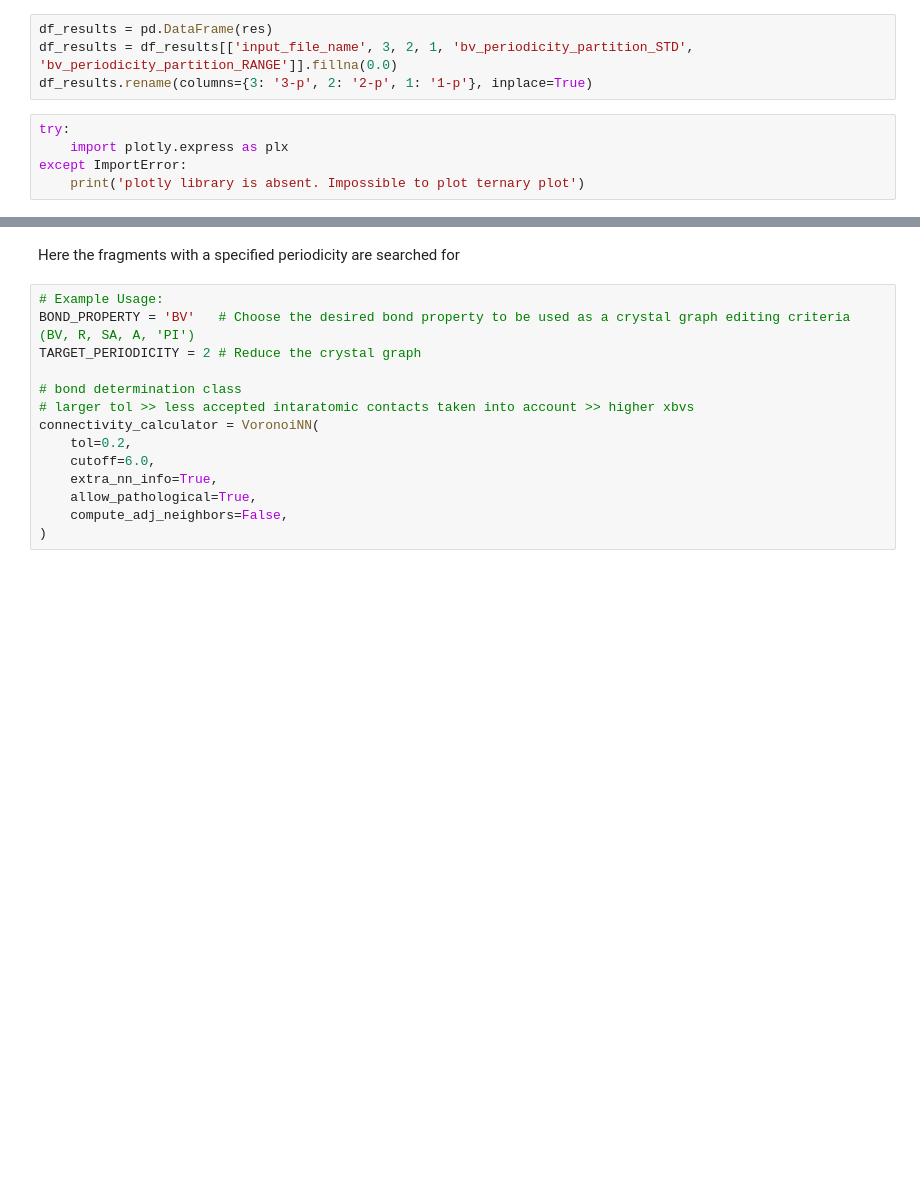
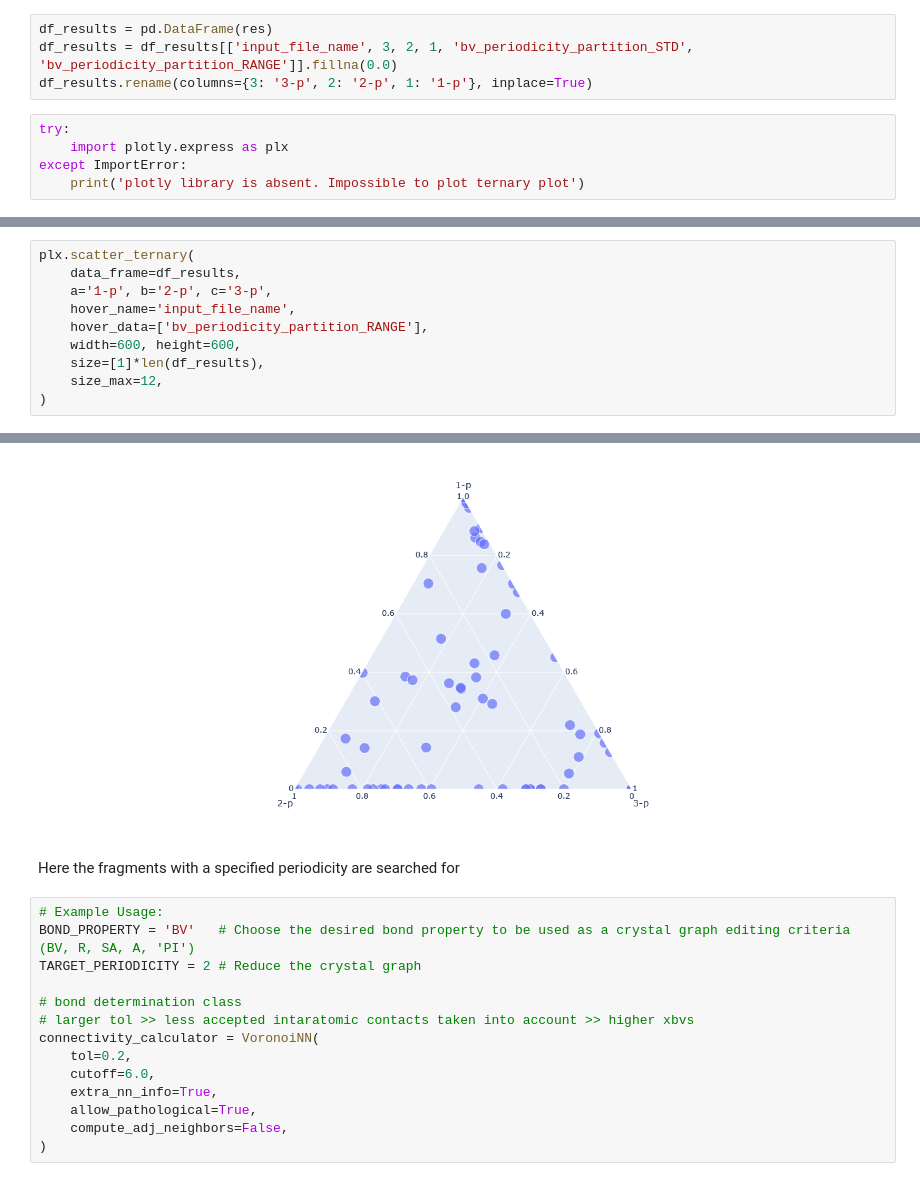
Before and after one commit to trioxane/StructureAnalyzer, a Jupyter notebook: application_examples.ipynb, the cells around one changed output, grey strips where cells are left out. Drawn from its saved outputs; the diff is of its cells as text; blank space fills up the shorter version.

```diff
--- a/application_examples.ipynb
+++ b/application_examples.ipynb
@@ -170,0 +159,11 @@ plx.scatter_ternary(
+# %%
+plx.scatter_ternary(
+    data_frame=df_results,
+    a='1-p', b='2-p', c='3-p',
+    hover_name='input_file_name',
+    hover_data=['bv_periodicity_partition_RANGE'],
+    width=600, height=600,
+    size=[1]*len(df_results),
+    size_max=12,
+)
+# %% [output]
@@ -171,3 +171,4 @@ plx.scatter_ternary(
+[figure, added]
 # %% [markdown]
 Here the fragments with a specified periodicity are searched for
 # %%
```
Also changed, not shown: parts of 9 cells of this notebook, 2 other files.
